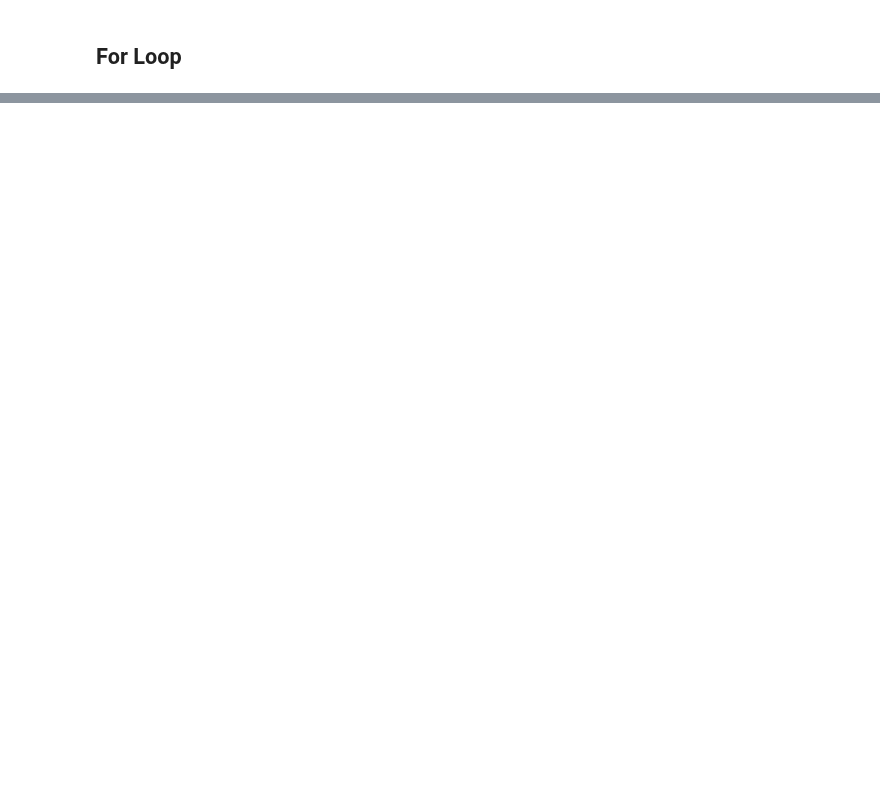
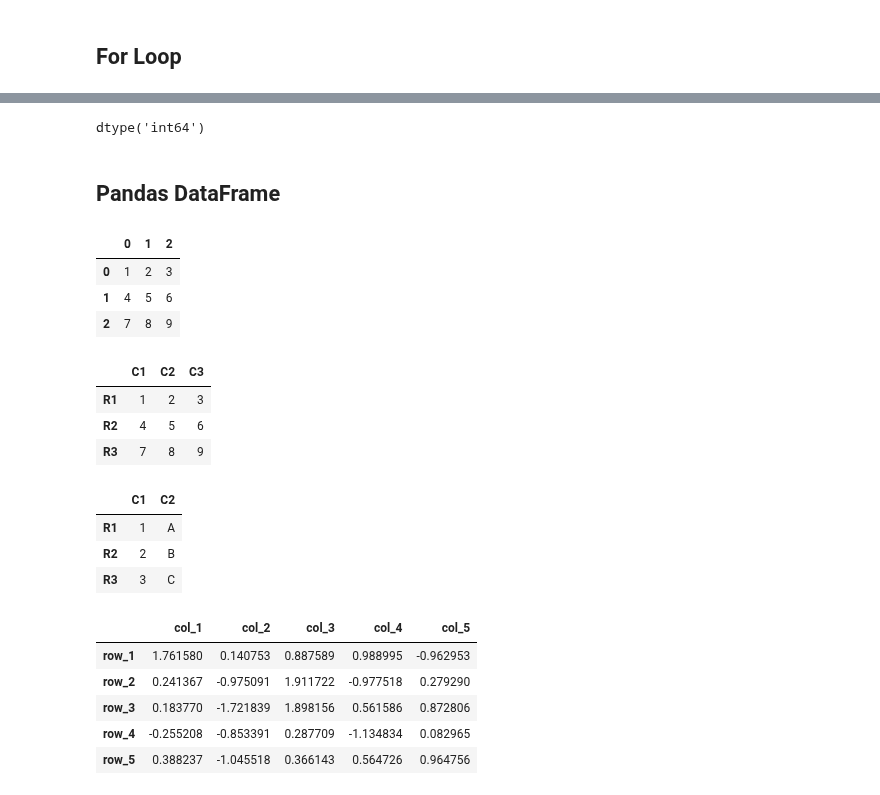
Before and after one commit to mfbenitezp/PY4SA_Course, a Jupyter notebook: Demos.ipynb, the cells around one changed output, grey strips where cells are left out. Cells and saved outputs as stored; diff of their text form; code cells hidden in the pictures; blank space fills up the shorter version.

```diff
--- a/Demos.ipynb
+++ b/Demos.ipynb
@@ -158,0 +373,47 @@ The Macallan
+# %%
+s4 = pd.Series(range(5))
+s4.dtype
+# %% [output]
+dtype('int64')
+# %% [markdown]
+## Pandas DataFrame
+# %%
+pd.DataFrame([[1, 2, 3],
+              [4, 5, 6],
+              [7, 8, 9]])
+# %% [output]
+|  | 0 | 1 | 2 |
+| 0 | 1 | 2 | 3 |
+| 1 | 4 | 5 | 6 |
+| 2 | 7 | 8 | 9 |
+# %%
+pd.DataFrame([[1, 2, 3],
+              [4, 5, 6],
+              [7, 8, 9]],
+             index = ["R1", "R2", "R3"],
+             columns = ["C1", "C2", "C3"])
+# %% [output]
+|  | C1 | C2 | C3 |
+| R1 | 1 | 2 | 3 |
+| R2 | 4 | 5 | 6 |
+| R3 | 7 | 8 | 9 |
+# %%
+pd.DataFrame({"C1": [1, 2, 3], # Using dictionaries or ndarrays
+              "C2": ['A', 'B', 'C']},
+             index=["R1", "R2", "R3"])
+# %% [output]
+|  | C1 | C2 |
+| R1 | 1 | A |
+| R2 | 2 | B |
+| R3 | 3 | C |
+# %%
+pd.DataFrame(np.random.randn(5, 5),
+             index=[f"row_{_}" for _ in range(1, 6)],
+             columns=[f"col_{_}" for _ in range(1, 6)])
+# %% [output]
+|  | col_1 | col_2 | col_3 | col_4 | col_5 |
+| row_1 | 1.761580 | 0.140753 | 0.887589 | 0.988995 | -0.962953 |
+| row_2 | 0.241367 | -0.975091 | 1.911722 | -0.977518 | 0.279290 |
+| row_3 | 0.183770 | -1.721839 | 1.898156 | 0.561586 | 0.872806 |
+| row_4 | -0.255208 | -0.853391 | 0.287709 | -1.134834 | 0.082965 |
+| row_5 | 0.388237 | -1.045518 | 0.366143 | 0.564726 | 0.964756 |
```
Also changed, not shown: parts of 40 cells of this notebook.
